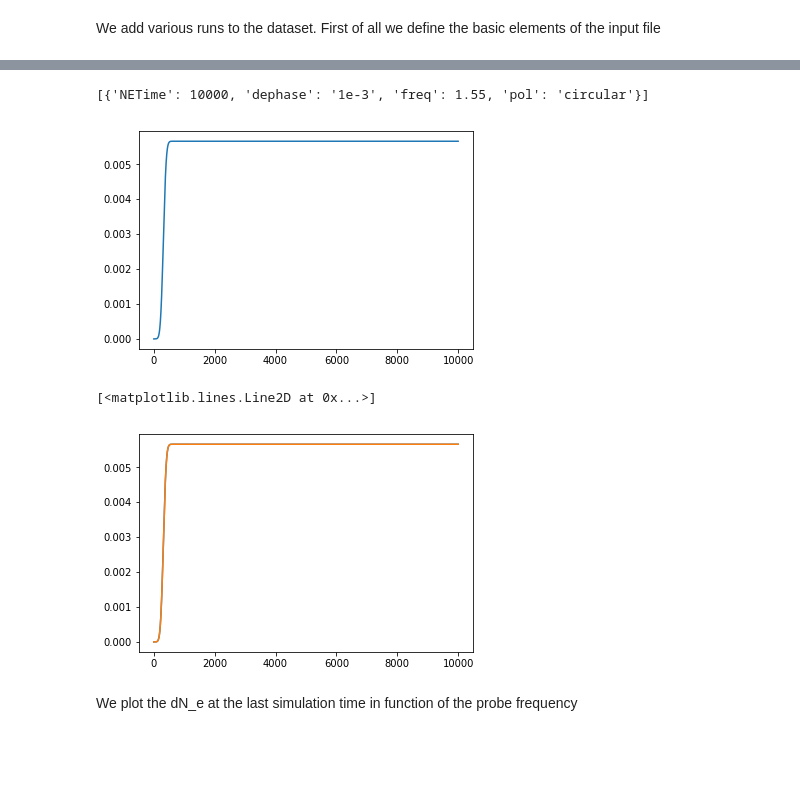
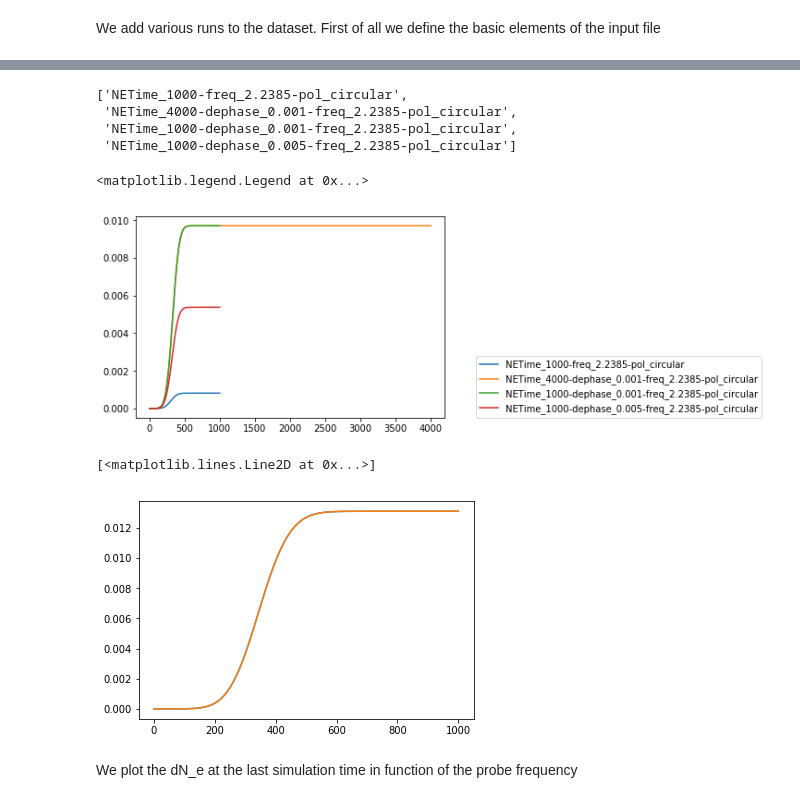
Before and after one commit to marcodalessandro76/Generation-and-decay-of-the-degree-of-spin-polarization-in-GaAs, a Jupyter notebook: RT_calculations.ipynb, the cells around one changed output, grey strips where cells are left out. Saved outputs shown, nothing was run; the diff lists cells and outputs as text; code cells hidden in the pictures; blank space fills up the shorter version.

```diff
--- a/RT_calculations.ipynb
+++ b/RT_calculations.ipynb
@@ -368,19 +376,24 @@ file :  rt_shell_no-com/FixSymm/NETime_1000-freq_1.55-pol_circular-thrs_1e-5/o-N
 # %%
-yambo_rt.ids
+yambo_rt.names
 # %% [output]
-[{'NETime': 10000, 'dephase': '1e-3', 'freq': 1.55, 'pol': 'circular'}]
+['NETime_1000-freq_2.2385-pol_circular',
+ 'NETime_4000-dephase_0.001-freq_2.2385-pol_circular',
+ 'NETime_1000-dephase_0.001-freq_2.2385-pol_circular',
+ 'NETime_1000-dephase_0.005-freq_2.2385-pol_circular']
-# %%
-for sim in yambo_rt.results.values():
-    plt.plot(sim.time,sim.dN_elec)
-# %% [output]
-[figure, removed]
+# %%
+for ind,name in enumerate(yambo_rt.names):
+    plt.plot(yambo_rt.results[ind].time,yambo_rt.results[ind].dN_elec,label=name)
+plt.legend(loc=(1.1,0))
+# %% [output]
+<matplotlib.legend.Legend at 0x...>
+[figure, added]
 # %%
-res = yambo_rt.results[0]
+res = yambo_rt.results[1]
 plt.plot(res.time,res.dN_hole)
 plt.plot(res.time,res.dN_elec)
 # %% [output]
 [<matplotlib.lines.Line2D at 0x...>]
-[figure, old version]
+[figure, new version]
 # %% [markdown]
 We plot the dN_e at the last simulation time in function of the probe frequency
 # %%
```
Also changed, not shown: parts of 18 cells of this notebook, 1 other file.
